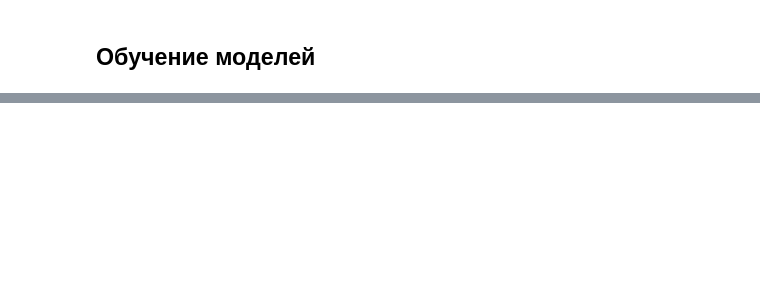
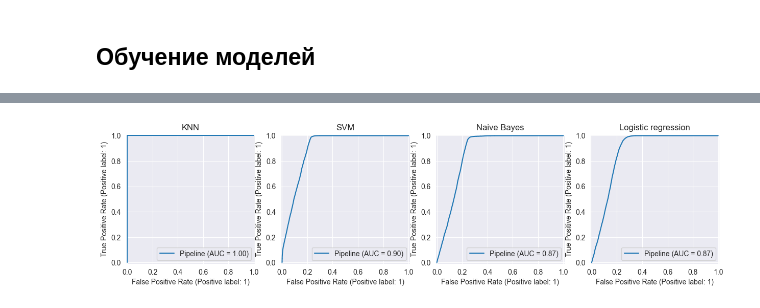
Before and after one commit to stwz13/ml, a Jupyter notebook: lab3.ipynb, the cells around one changed output, grey strips where cells are left out. Cells and saved outputs as stored; diff of their text form; code cells hidden in the pictures; blank space fills up the shorter version.

```diff
--- a/lab3.ipynb
+++ b/lab3.ipynb
@@ -404,0 +584,3 @@ val_models = train_models_with_val(X_train, y_train, X_val, y_val, models_grid)
+# %%
+smv_report = get_cv_report(svm_model, X_train_res, y_train_res)
+smv_report
@@ -404,0 +601,3 @@ val_models = train_models_with_val(X_train, y_train, X_val, y_val, models_grid)
+# %%
+naive_report = get_cv_report(naive_bayes_model, X_train_res, y_train_res)
+naive_report
@@ -404,0 +618,3 @@ val_models = train_models_with_val(X_train, y_train, X_val, y_val, models_grid)
+# %%
+log_report = get_cv_report(log_model, X_train_res, y_train_res)
+log_report
@@ -404,0 +798,9 @@ val_models = train_models_with_val(X_train, y_train, X_val, y_val, models_grid)
+# %%
+fix, axes = plt.subplots(1, 4, figsize=(15, 10))
+
+for ax, (alg_name, model_info) in zip(axes, models_reports.items()):
+    model = model_info["model"]
+    RocCurveDisplay.from_estimator(model, X_train_res, y_train_res, ax=ax)
+    ax.set_title(alg_name)
+# %% [output]
+[figure, added]
```
Also changed, not shown: parts of 31 cells of this notebook, 4 other files.
